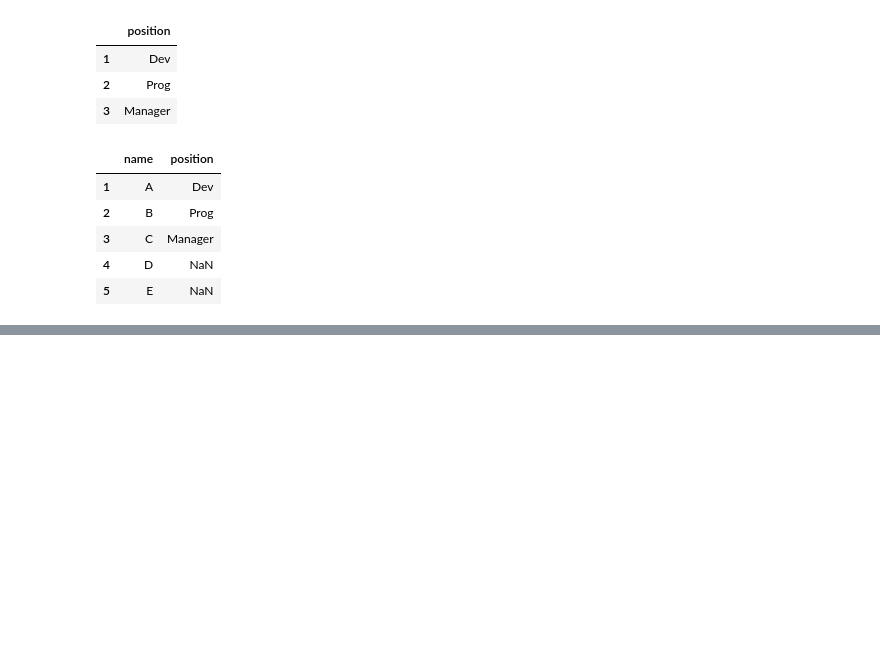
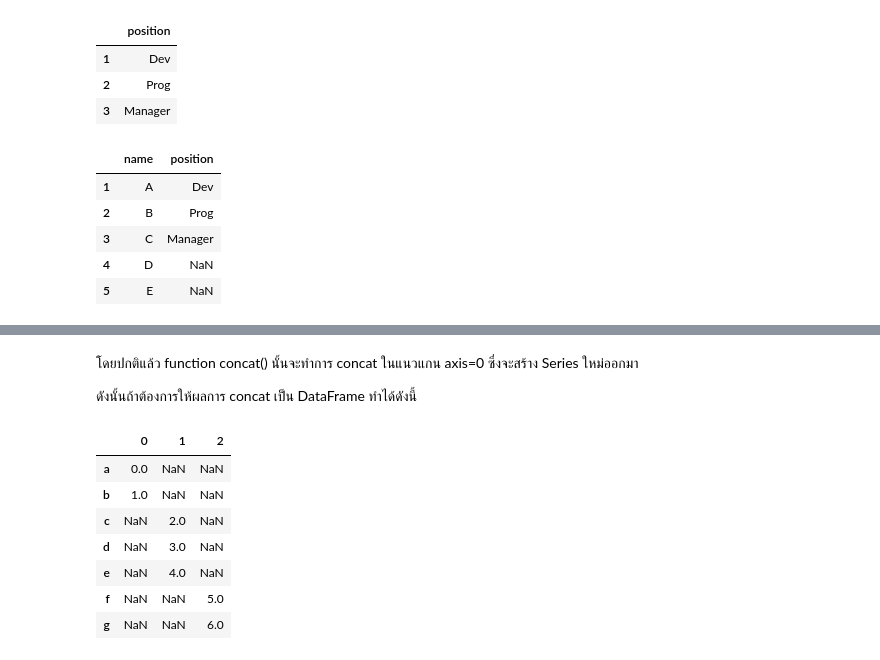
Before and after one commit to up1/course-basic-python, a Jupyter notebook: notebook/data_wrangling_with_pandas.ipynb, the cells around one changed output, grey strips where cells are left out. Saved outputs shown, nothing was run; the diff lists cells and outputs as text; code cells hidden in the pictures; blank space fills up the shorter version.

Commit message:
Concat data in DataFrame

```diff
--- a/notebook/data_wrangling_with_pandas.ipynb
+++ b/notebook/data_wrangling_with_pandas.ipynb
@@ -566,0 +573,6 @@ employee.join(position)
+# %%
+data1 = pd.Series([0, 1], index=['a', 'b'])
+data2 = pd.Series([2, 3, 4], index=['c', 'd', 'e'])
+data3 = pd.Series([5, 6], index=['f', 'g'])
+
+pd.concat([data1, data2, data3])
@@ -566,0 +588,15 @@ employee.join(position)
+# %% [markdown]
+โดยปกติแล้ว function concat() นั้นจะทำการ concat ในแนวแกน axis=0 ซึ่งจะสร้าง Series ใหม่ออกมา
+
+ดังนั้นถ้าต้องการให้ผลการ concat เป็น DataFrame ทำได้ดังนี้
+# %%
+pd.concat([data1, data2, data3], axis=1)
+# %% [output]
+|  | 0 | 1 | 2 |
+| a | 0.0 | NaN | NaN |
+| b | 1.0 | NaN | NaN |
+| c | NaN | 2.0 | NaN |
+| d | NaN | 3.0 | NaN |
+| e | NaN | 4.0 | NaN |
+| f | NaN | NaN | 5.0 |
+| g | NaN | NaN | 6.0 |
```
Also changed, not shown: parts of 8 cells of this notebook.
